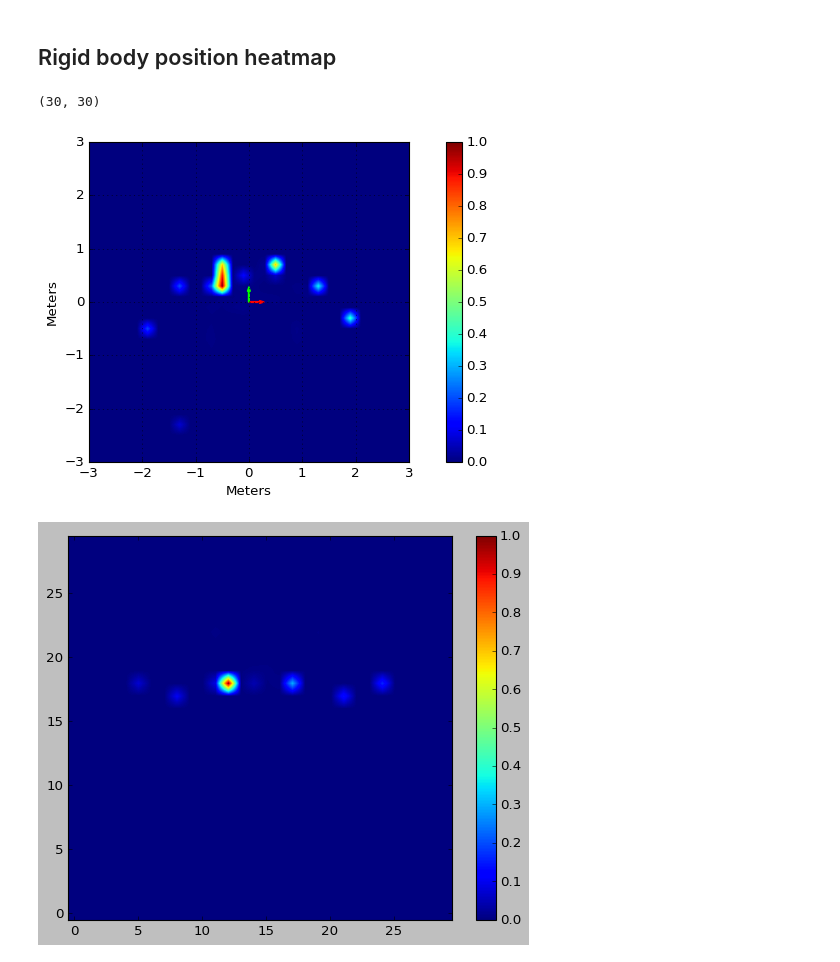
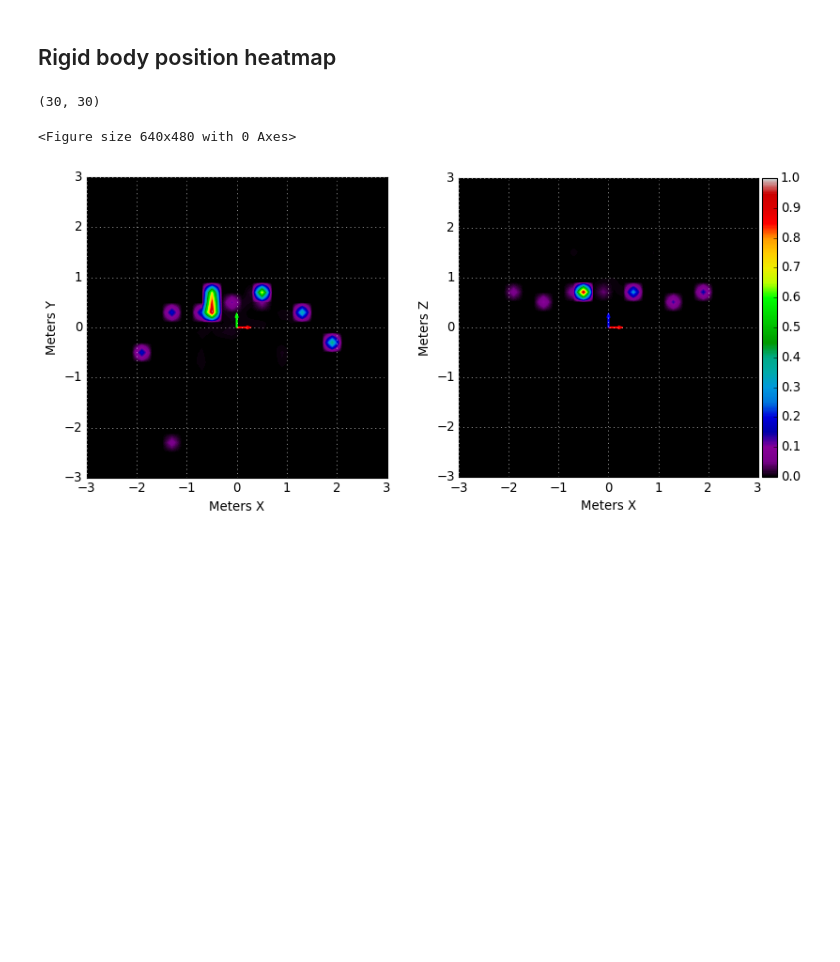
Before and after one commit to pedro-lucas-bravo/master_thesis_data_analysis, a Jupyter notebook: 7-users.ipynb, the cells around one changed output. Cells and saved outputs as stored; diff of their text form; code cells hidden in the pictures; blank space fills up the shorter version.

Commit message:
Implement look of a heatmap for mocap data

```diff
--- a/7-users.ipynb
+++ b/7-users.ipynb
@@ -50,38 +50,42 @@ for index, row in mocap_data.iterrows():
 #1179898.380
 
 #sns.heatmap(heatmap)
-# %%
-
-def NormalizeData(data):
-    return (data - np.min(data)) / (np.max(data) - np.min(data))
-print(heatmap_x_y.shape)
-plt.style.use('classic')
-#plt.rcParams.update(plt.rcParamsDefault)
-arrowSize = 0.2
-boundary = limit / 1000 #hack -0.5
-
-plt.figure(figsize=(12,5))
-plt.imshow(NormalizeData(heatmap_x_y), extent=[-boundary,boundary,boundary,-boundary])
-plt.gca().invert_yaxis()
-plt.gcf().set_facecolor('white')
-plt.colorbar()
-plt.grid(visible = True, axis = 'y')
-plt.grid(visible = True, axis = 'x')
-plt.arrow(0, 0, arrowSize, 0, width = 0.02, color = 'red')
-plt.arrow(0, 0, 0, arrowSize, width = 0.02, color = 'lime')
-plt.xlabel('Meters')
-plt.ylabel('Meters')
-plt.show()
-
-plt.figure()
-plt.imshow(NormalizeData(heatmap_x_z))
-plt.gca().invert_yaxis()
-plt.colorbar()
-
-plt.show()
-
-plt.rcParams.update(plt.rcParamsDefault)
-# %% [output]
-(30, 30)
-[figure, removed]
-[figure, removed]
+# %%
+from mpl_toolkits.axes_grid1 import make_axes_locatable
+
+def NormalizeData(data):
+    return (data - np.min(data)) / (np.max(data) - np.min(data))
+
+def createIndividualHeatmap(data, limitNumber, fig, ax, hAxisName, vAxisname, hColor, vColor, cmap):
+    plot = ax.imshow(NormalizeData(data), extent=[-limitNumber, limitNumber, limitNumber,- limitNumber], cmap=cmap)
+    ax.invert_yaxis()
+    fig.set_facecolor('white')
+    ax.grid(visible = True, axis = 'y', color = 'w')
+    ax.grid(visible = True, axis = 'x', color = 'w')
+    ax.arrow(0, 0, arrowSize, 0, width = 0.02, color = hColor)
+    ax.arrow(0, 0, 0, arrowSize, width = 0.02, color = vColor)
+    ax.set_xlabel('Meters ' + hAxisName)
+    ax.set_ylabel('Meters '+ vAxisname)
+    return plot
+
+
+print(heatmap_x_y.shape)
+plt.style.use('classic')
+#plt.rcParams.update(plt.rcParamsDefault)
+arrowSize = 0.2
+boundary = limit / 1000 #hack -0.5
+
+plt.figure()
+fig, axs = plt.subplots(1, 2, figsize=(12,5))
+plot0 = createIndividualHeatmap(heatmap_x_y, boundary, fig, axs[0], 'X', 'Y', 'red', 'lime', 'nipy_spectral')
+plot1 = createIndividualHeatmap(heatmap_x_z, boundary, fig, axs[1], 'X', 'Z', 'red', 'blue', 'nipy_spectral')
+divider = make_axes_locatable(axs[1])
+cax = divider.append_axes("right", size="5%", pad= 0.05)
+plt.colorbar(plot1, cax=cax)
+plt.show()
+
+plt.rcParams.update(plt.rcParamsDefault)
+# %% [output]
+(30, 30)
+<Figure size 640x480 with 0 Axes>
+[figure, added]
```
